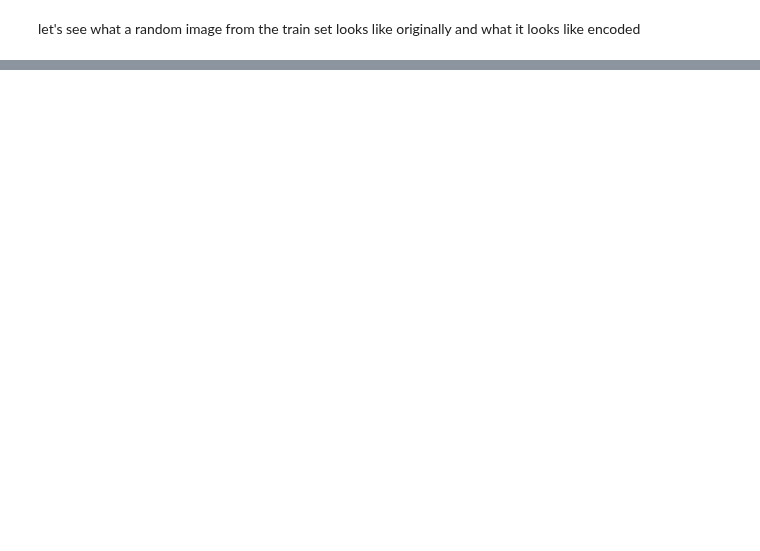
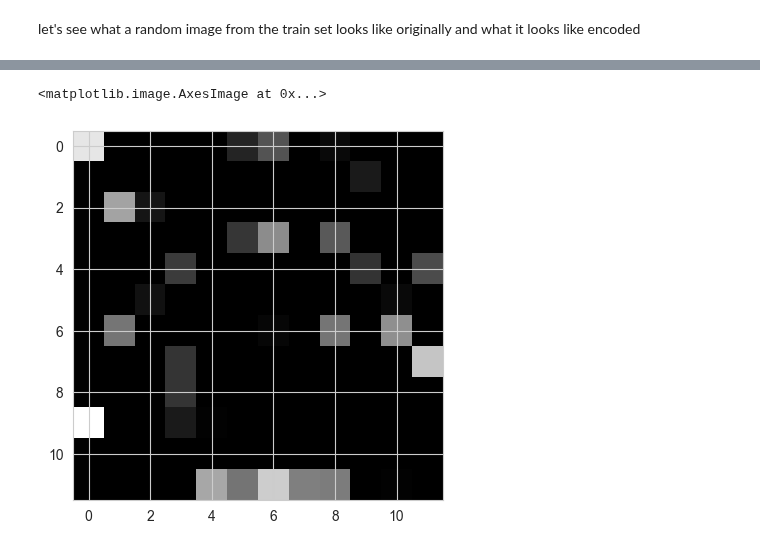
Before and after one commit to teostereciu/mlp, a Jupyter notebook: notebooks/baseline.ipynb, the cells around one changed output, grey strips where cells are left out. Cells and saved outputs as stored; diff of their text form; code cells hidden in the pictures; blank space fills up the shorter version.

```diff
--- a/notebooks/baseline.ipynb
+++ b/notebooks/baseline.ipynb
@@ -305,0 +329,4 @@ plt.imshow(X_train_decoded[5].reshape((200,200)), cmap='gray')
+# %%
+encoded_sample = encoder.predict(np.array([hog_image.reshape(-1)]))
+plt.imshow(encoded_sample[0].reshape((12,12)), cmap='gray')
+# %% [output]
@@ -305,0 +334,2 @@ plt.imshow(X_train_decoded[5].reshape((200,200)), cmap='gray')
+<matplotlib.image.AxesImage at 0x...>
+[figure, added]
```
Also changed, not shown: parts of 11 cells of this notebook.
